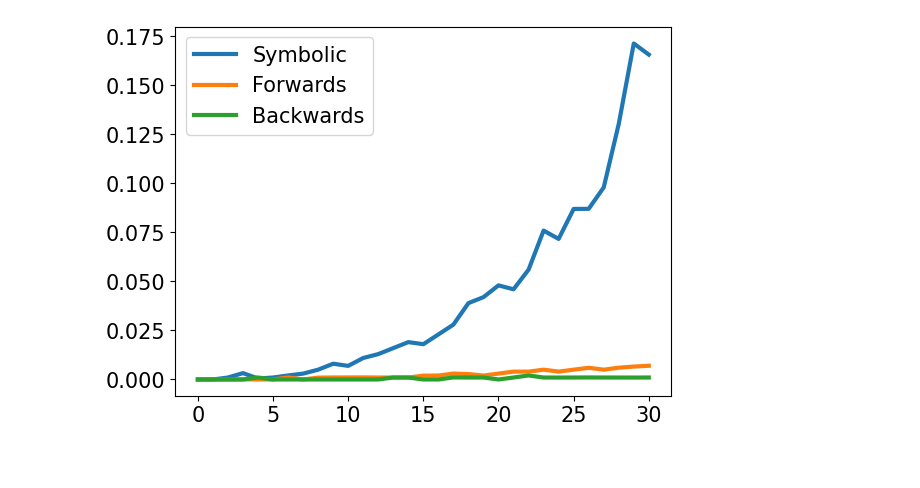
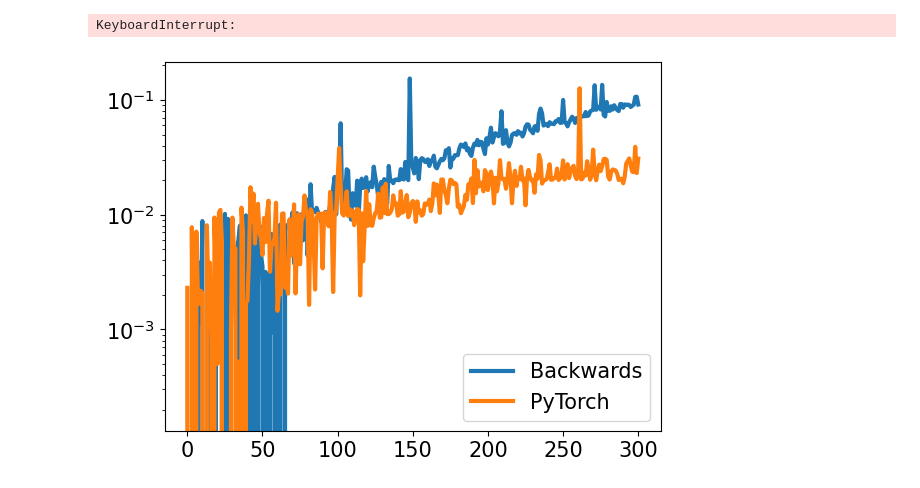
Before and after one commit to ryyanmapes/Neural-Networks-from-Nothing, a Jupyter notebook: autodiff/experiments/autodiff_versus.ipynb, the cells around one changed output. Drawn from its saved outputs; the diff is of its cells as text; code cells hidden in the pictures.

Commit message:
Autodiff comparison to PyTorch

```diff
--- a/autodiff/experiments/autodiff_versus.ipynb
+++ b/autodiff/experiments/autodiff_versus.ipynb
@@ -530,24 +526,65 @@ def time_func(func, n: int) -> float:
     func(n)
     end = time.time()
     return end - start
+# %%
+import torch
+
+def get_all_grads_torch(n: int) -> List[float]:
+    acc = torch.tensor(rand.random(), requires_grad=True)
+
+    weights = []
+    biases = []
+    for i in range(n):
+        w = torch.tensor(rand.random(), requires_grad=True)
+        b = torch.tensor(rand.random(), requires_grad=True)
+
+        weights.append(w)
+        biases.append(b)
+
+        acc = torch.tanh((w * acc) + b)
+
+    acc.backward()
+
+    return [weight.grad for weight in weights] + [bias.grad for bias in biases]
 # %%
-MAX_N = 30
+MAX_N = 50
 
 times_sym = []
 times_forwards = []
 times_backwards = []
+times_torch = []
 for i in range(0, MAX_N+1):
     times_sym.append(time_func(get_all_grads_sym, i))
     times_forwards.append(time_func(get_all_grads_forwards, i))
     times_backwards.append(time_func(get_all_grads_backwards, i))
+    times_torch.append(time_func(get_all_grads_torch, i))
 
 plt.plot(range(0, MAX_N+1), times_sym, linewidth=3)
 plt.plot(range(0, MAX_N+1), times_forwards, linewidth=3)
 plt.plot(range(0, MAX_N+1), times_backwards, linewidth=3)
-plt.legend(['Symbolic', 'Forwards', 'Backwards'], fontsize=15)
+plt.plot(range(0, MAX_N+1), times_torch, linewidth=3)
+plt.legend(['Symbolic', 'Forwards', 'Backwards', 'PyTorch'], fontsize=15)
 plt.xticks(fontsize=15)
 plt.yticks(fontsize=15)
 plt.yscale('log')
 plt.show()
 # %% [output]
-[figure, removed]
+KeyboardInterrupt:
+# %%
+MAX_N = 300
+
+times_backwards = []
+times_torch = []
+for i in range(0, MAX_N+1):
+    times_backwards.append(time_func(get_all_grads_backwards, i))
+    times_torch.append(time_func(get_all_grads_torch, i))
+
+plt.plot(range(0, MAX_N+1), times_backwards, linewidth=3)
+plt.plot(range(0, MAX_N+1), times_torch, linewidth=3)
+plt.legend(['Backwards', 'PyTorch'], fontsize=15)
+plt.xticks(fontsize=15)
+plt.yticks(fontsize=15)
+plt.yscale('log')
+plt.show()
+# %% [output]
+[figure, added]
```
Also changed, not shown: parts of 1 cell of this notebook.
